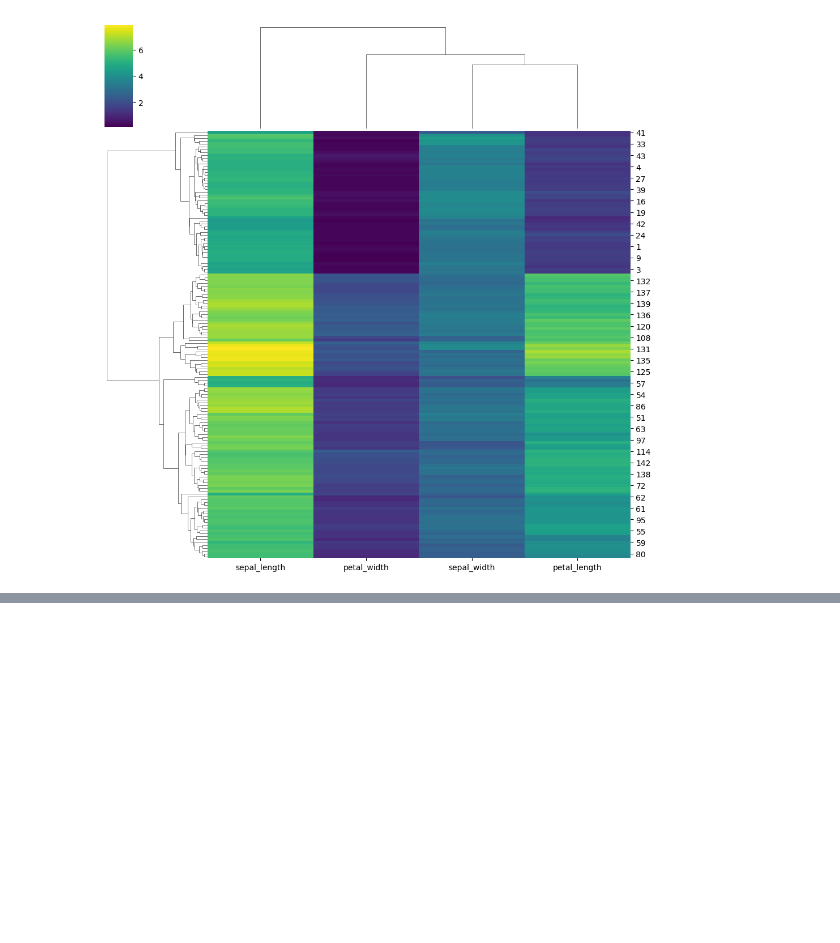
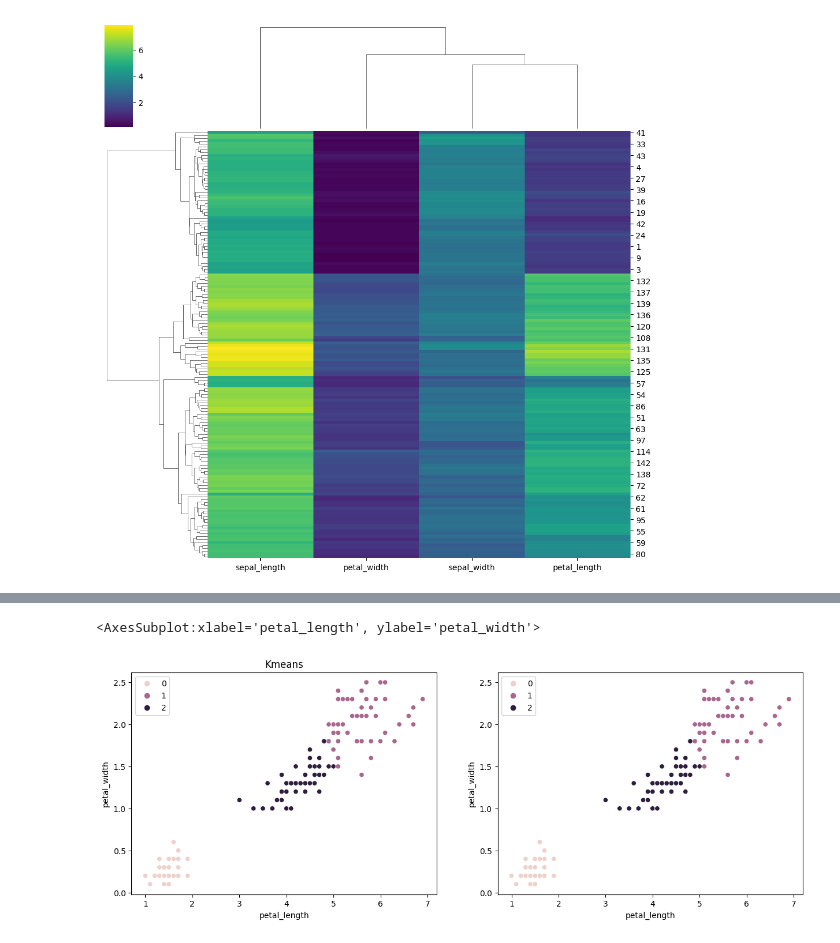
Before and after one commit to rodrigoruizteodoro/Mineria-de-Datos, a Jupyter notebook: Act2_22Septpt2.ipynb, the cells around one changed output, grey strips where cells are left out. Saved outputs shown, nothing was run; the diff lists cells and outputs as text; code cells hidden in the pictures; blank space fills up the shorter version.

```diff
--- a/Act2_22Septpt2.ipynb
+++ b/Act2_22Septpt2.ipynb
@@ -112,0 +125,19 @@ sns.scatterplot(data=x,
+# %%
+fig,axes=plt.subplots(1,2, figsize=(15,5))
+axes[0].set_title('Datos Originales')
+axes[0].set_title('Kmeans')
+
+sns.scatterplot(ax=axes[0],
+                data=df_iris,
+                x='petal_length',
+                y='petal_width',
+                hue=kmeans_labels)
+
+sns.scatterplot(ax=axes[1],
+                data=data,
+                x='petal_length',
+                y='petal_width',
+                hue=kmeans_labels)
+# %% [output]
+<AxesSubplot:xlabel='petal_length', ylabel='petal_width'>
+[figure, added]
```
Also changed, not shown: parts of 17 cells of this notebook.
